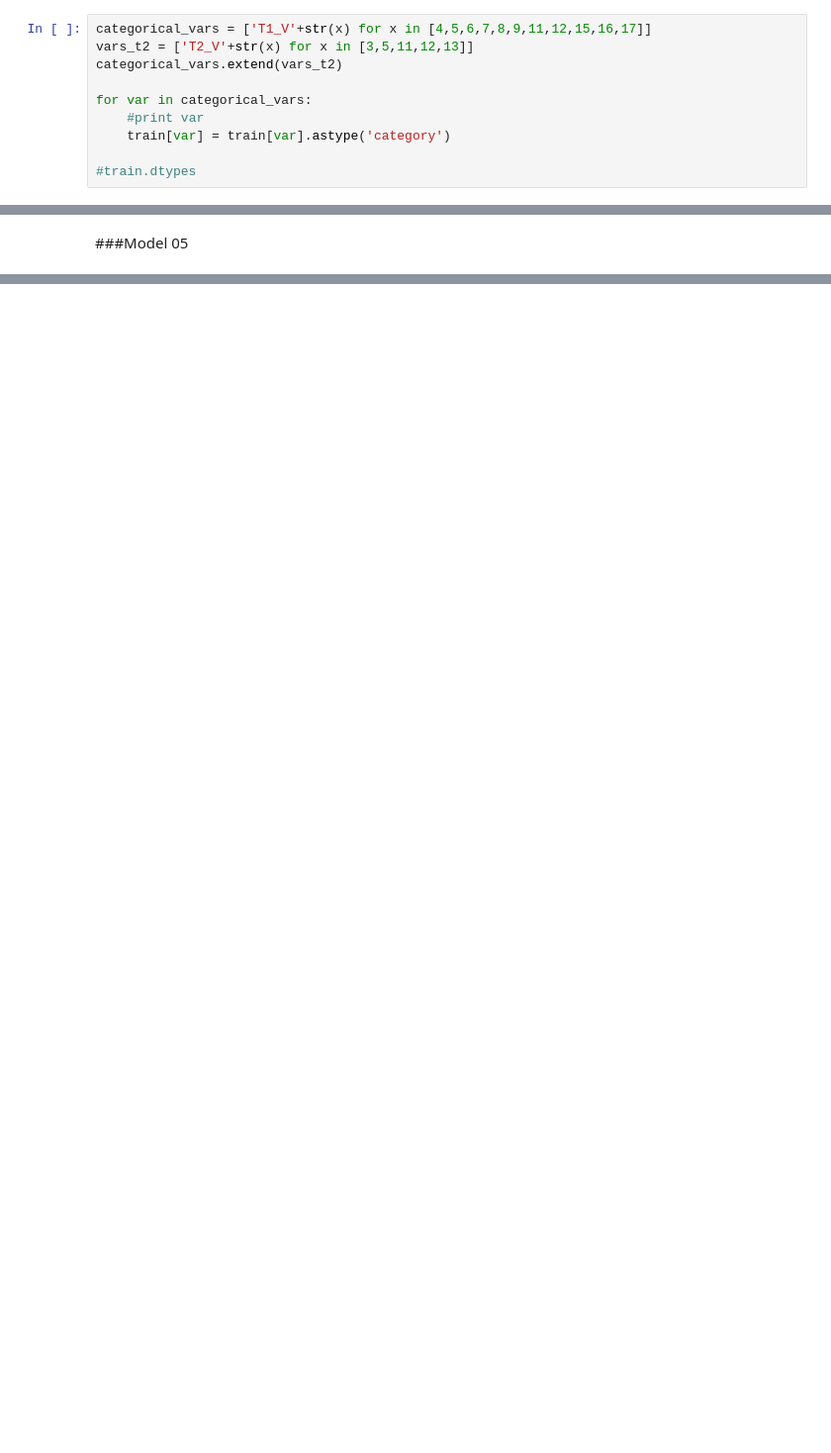
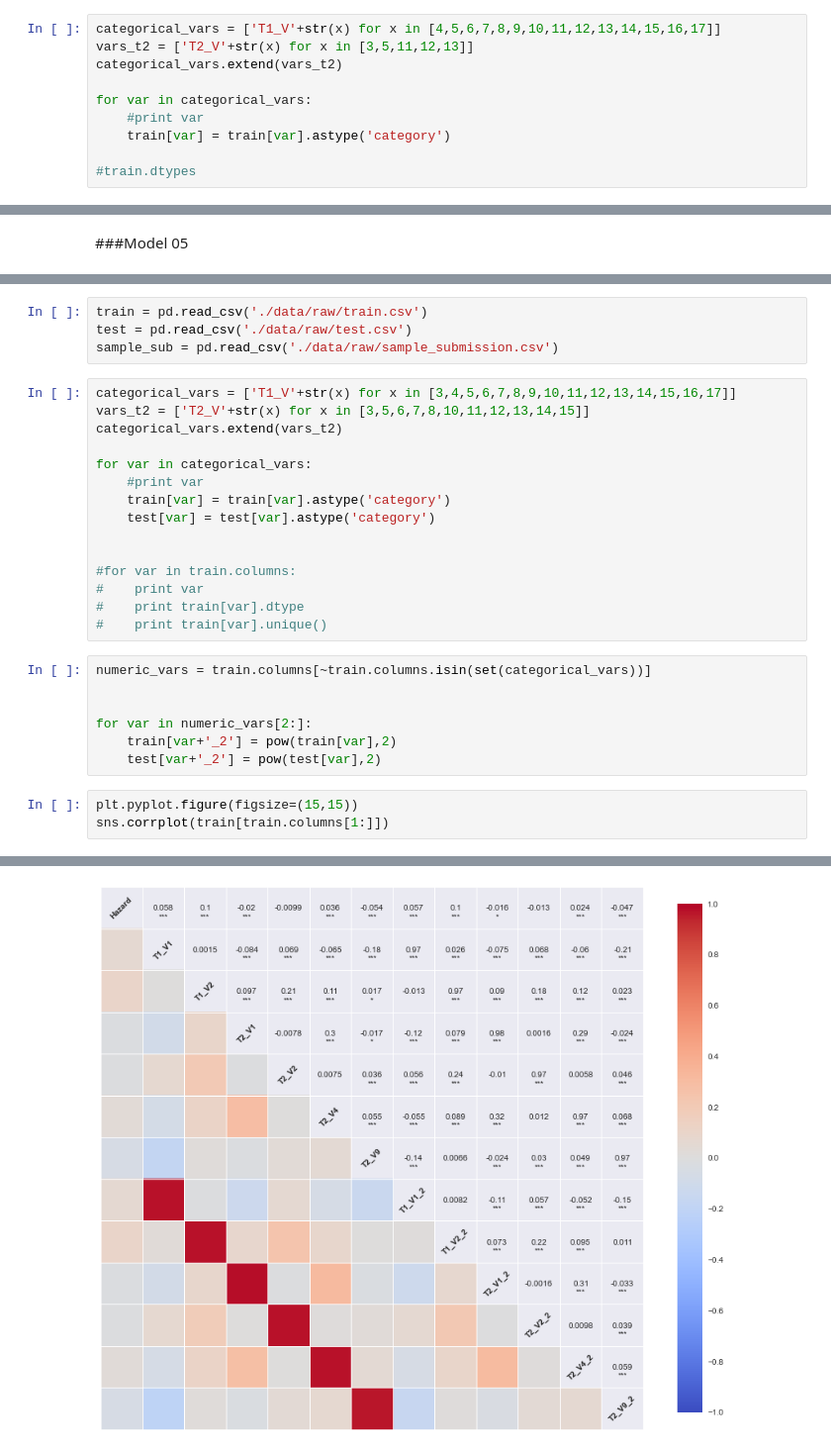
Before and after one commit to 4n4kin/Kaggle, a Jupyter notebook: LibertyMutual/LibertyMutual.ipynb, the cells around one changed output, grey strips where cells are left out. Shown: that part at 99% size. Cells and saved outputs as stored; diff of their text form; blank space fills up the shorter version.

```diff
--- a/LibertyMutual/LibertyMutual.ipynb
+++ b/LibertyMutual/LibertyMutual.ipynb
@@ -16,7 +20,7 @@ sample_sub = pd.read_csv('./data/raw/sample_submission.csv')
 # %% [markdown]
 ### Select vars
 # %%
-categorical_vars = ['T1_V'+str(x) for x in [4,5,6,7,8,9,11,12,15,16,17]]
+categorical_vars = ['T1_V'+str(x) for x in [4,5,6,7,8,9,10,11,12,13,14,15,16,17]]
 vars_t2 = ['T2_V'+str(x) for x in [3,5,11,12,13]]
 categorical_vars.extend(vars_t2)
 
@@ -60,0 +64,30 @@ model_rf.score(X,y)
+# %%
+train = pd.read_csv('./data/raw/train.csv')
+test = pd.read_csv('./data/raw/test.csv')
+sample_sub = pd.read_csv('./data/raw/sample_submission.csv')
+# %%
+categorical_vars = ['T1_V'+str(x) for x in [3,4,5,6,7,8,9,10,11,12,13,14,15,16,17]]
+vars_t2 = ['T2_V'+str(x) for x in [3,5,6,7,8,10,11,12,13,14,15]]
+categorical_vars.extend(vars_t2)
+
+for var in categorical_vars:
+    #print var
+    train[var] = train[var].astype('category')
+    test[var] = test[var].astype('category')
+
+
+#for var in train.columns:
+#    print var
+#    print train[var].dtype
+#    print train[var].unique()
+# %%
+numeric_vars = train.columns[~train.columns.isin(set(categorical_vars))]
+
+
+for var in numeric_vars[2:]:
+    train[var+'_2'] = pow(train[var],2)
+    test[var+'_2'] = pow(test[var],2)
+# %%
+plt.pyplot.figure(figsize=(15,15))
+sns.corrplot(train[train.columns[1:]])
+# %% [output]
@@ -60,0 +95 @@ model_rf.score(X,y)
+[figure, added]
```
Also changed, not shown: parts of 22 cells of this notebook.
